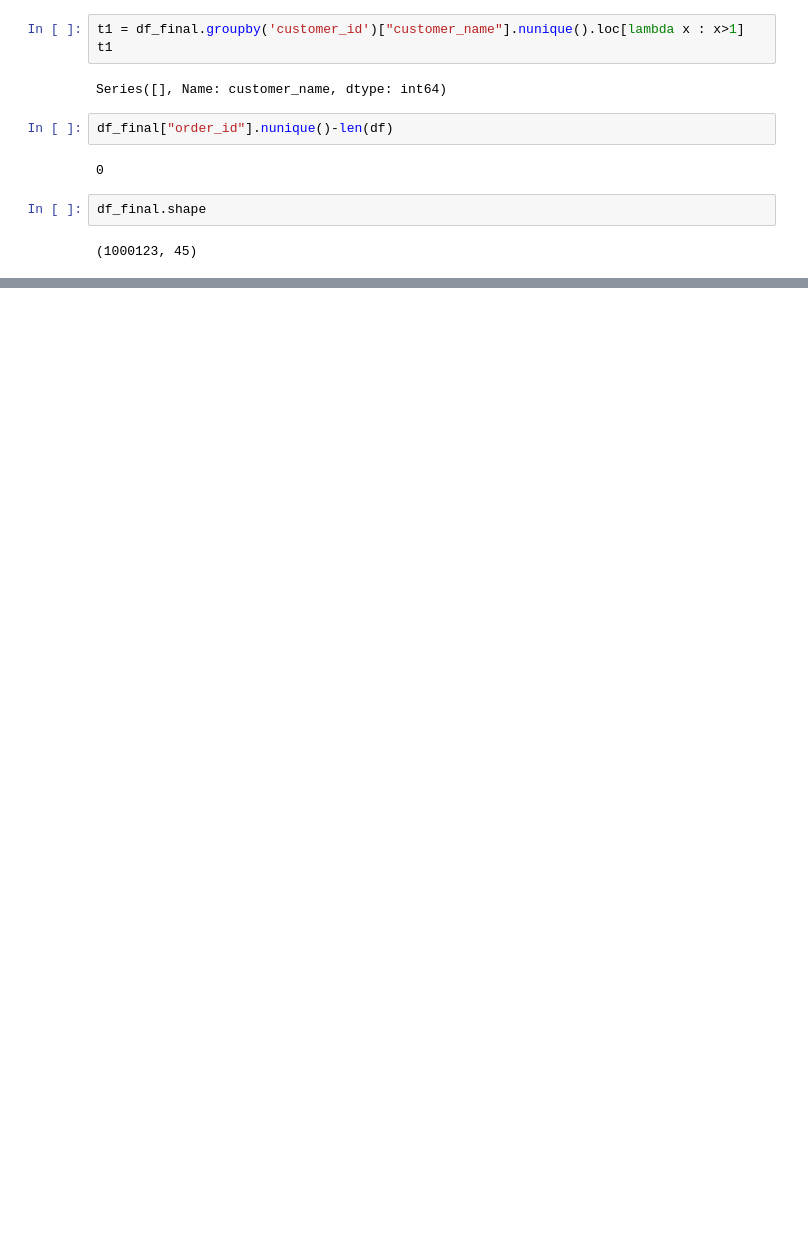
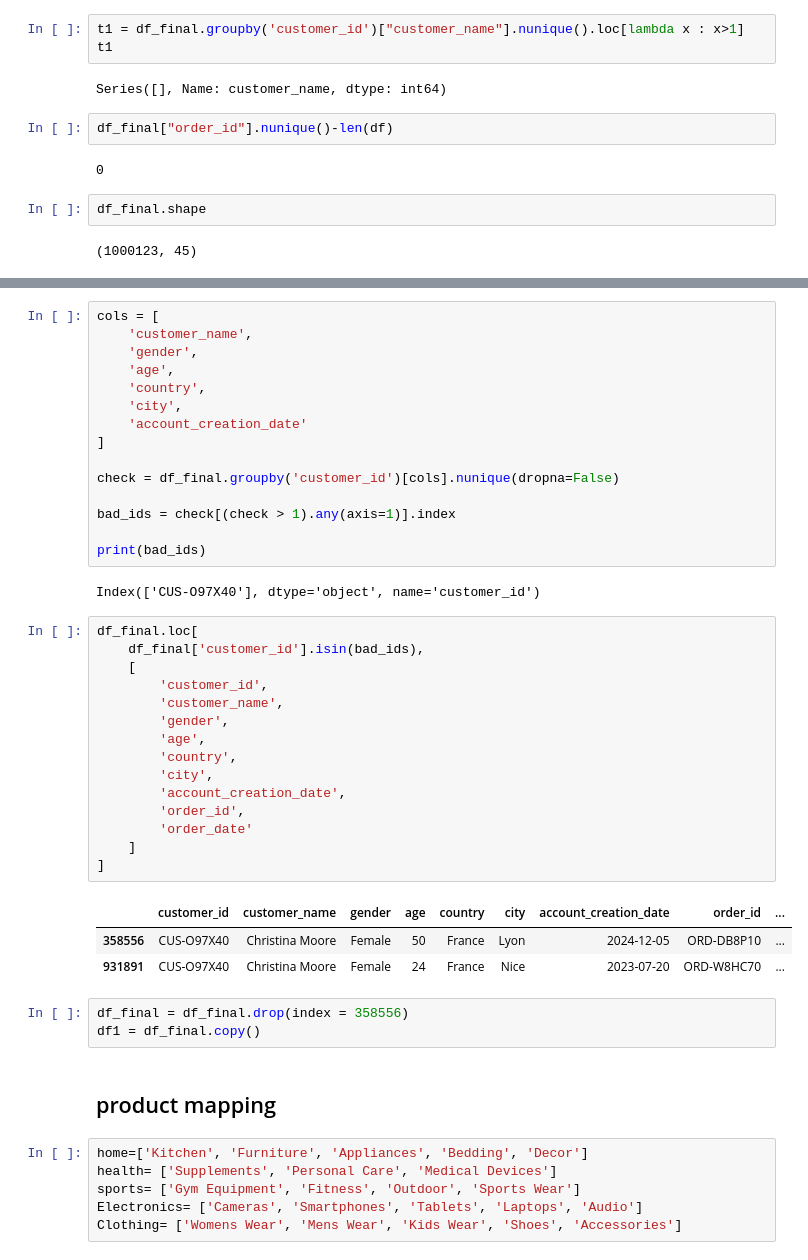
Before and after one commit to tanaymahapatra/E-commerce-Database-Management-and-Inventory-Optimization, a Jupyter notebook: Data_Preprocessing.ipynb, the cells around one changed output, grey strips where cells are left out. Drawn from its saved outputs; the diff is of its cells as text; blank space fills up the shorter version.

```diff
--- a/Data_Preprocessing.ipynb
+++ b/Data_Preprocessing.ipynb
@@ -370,0 +396,47 @@ df_final.to_csv(new_path, index=False)
+# %%
+cols = [
+    'customer_name',
+    'gender',
+    'age',
+    'country',
+    'city',
+    'account_creation_date'
+]
+
+check = df_final.groupby('customer_id')[cols].nunique(dropna=False)
+
+bad_ids = check[(check > 1).any(axis=1)].index
+
+print(bad_ids)
+# %% [output]
+Index(['CUS-O97X40'], dtype='object', name='customer_id')
+# %%
+df_final.loc[
+    df_final['customer_id'].isin(bad_ids),
+    [
+        'customer_id',
+        'customer_name',
+        'gender',
+        'age',
+        'country',
+        'city',
+        'account_creation_date',
+        'order_id',
+        'order_date'
+    ]
+]
+# %% [output]
+|  | customer_id | customer_name | gender | age | country | city | account_creation_date | order_id | ... |
+| 358556 | CUS-O97X40 | Christina Moore | Female | 50 | France | Lyon | 2024-12-05 | ORD-DB8P10 | ... |
+| 931891 | CUS-O97X40 | Christina Moore | Female | 24 | France | Nice | 2023-07-20 | ORD-W8HC70 | ... |
+# %%
+df_final = df_final.drop(index = 358556)
+df1 = df_final.copy()
+# %% [markdown]
+## product mapping
+# %%
+home=['Kitchen', 'Furniture', 'Appliances', 'Bedding', 'Decor']
+health= ['Supplements', 'Personal Care', 'Medical Devices']
+sports= ['Gym Equipment', 'Fitness', 'Outdoor', 'Sports Wear']
+Electronics= ['Cameras', 'Smartphones', 'Tablets', 'Laptops', 'Audio']
+Clothing= ['Womens Wear', 'Mens Wear', 'Kids Wear', 'Shoes', 'Accessories']
```
Also changed, not shown: parts of 33 cells of this notebook, 2 other files.
